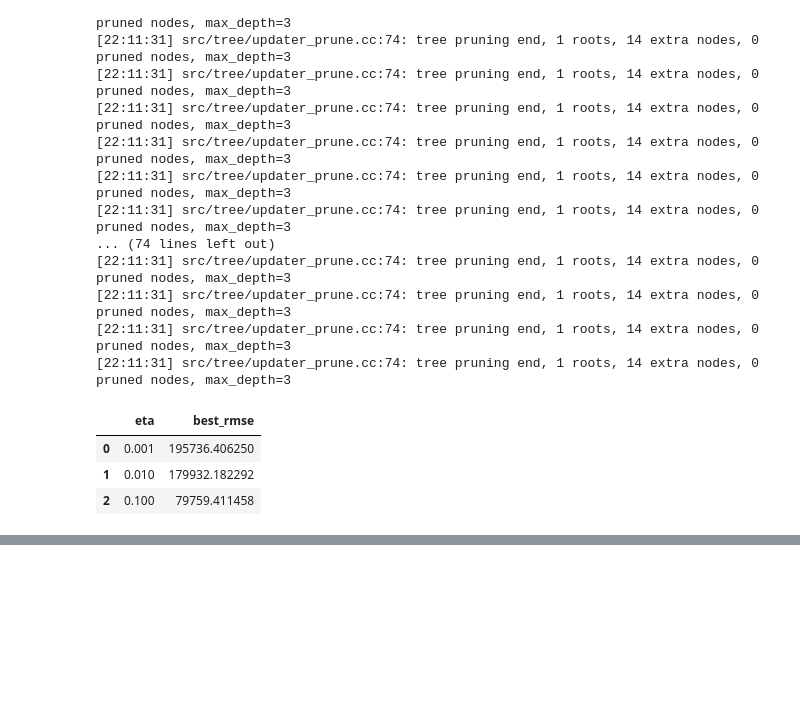
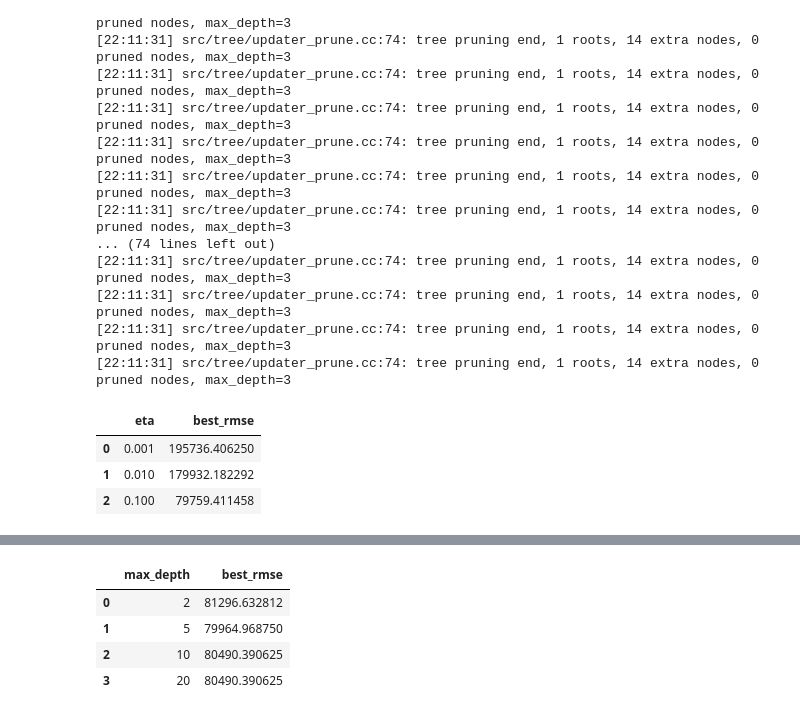
Before and after one commit to sushant2811/NLPandDeepLearning, a Jupyter notebook: XGBoost.ipynb, the cells around one changed output, grey strips where cells are left out. Saved outputs shown, nothing was run; the diff lists cells and outputs as text; code cells hidden in the pictures; blank space fills up the shorter version.

Commit message:
Tuning depth of base learners

```diff
--- a/XGBoost.ipynb
+++ b/XGBoost.ipynb
@@ -263,0 +266,12 @@ pd.DataFrame(list(zip(eta_vals, best_rmse)), columns=['eta', 'best_rmse'])
+# %%
+max_depths = [2, 5, 10, 20]
+best_rmse = []
+# %%
+for curr_val in max_depths:
+
+    params["max_depth"] = curr_val
+
+    cv_results = xgb.cv(dtrain=housing_dmatrix, params=params, nfold=2, early_stopping_rounds=5, num_boost_round=10,
+                       metrics="rmse", seed=123)
+
+    best_rmse.append(cv_results["test-rmse-mean"].values[-1])
@@ -263,0 +296,8 @@ pd.DataFrame(list(zip(eta_vals, best_rmse)), columns=['eta', 'best_rmse'])
+# %%
+pd.DataFrame(list(zip(max_depths, best_rmse)), columns=['max_depth', 'best_rmse'])
+# %% [output]
+|  | max_depth | best_rmse |
+| 0 | 2 | 81296.632812 |
+| 1 | 5 | 79964.968750 |
+| 2 | 10 | 80490.390625 |
+| 3 | 20 | 80490.390625 |
```
Also changed, not shown: parts of 2 cells of this notebook.
